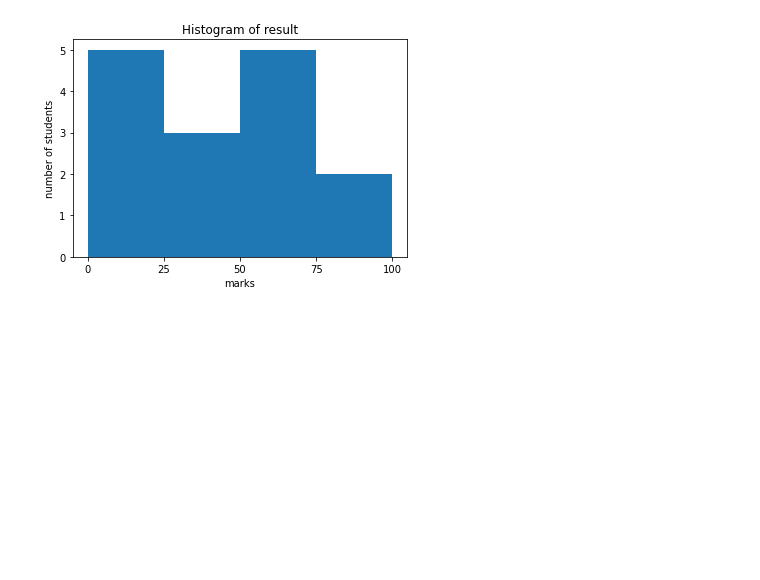
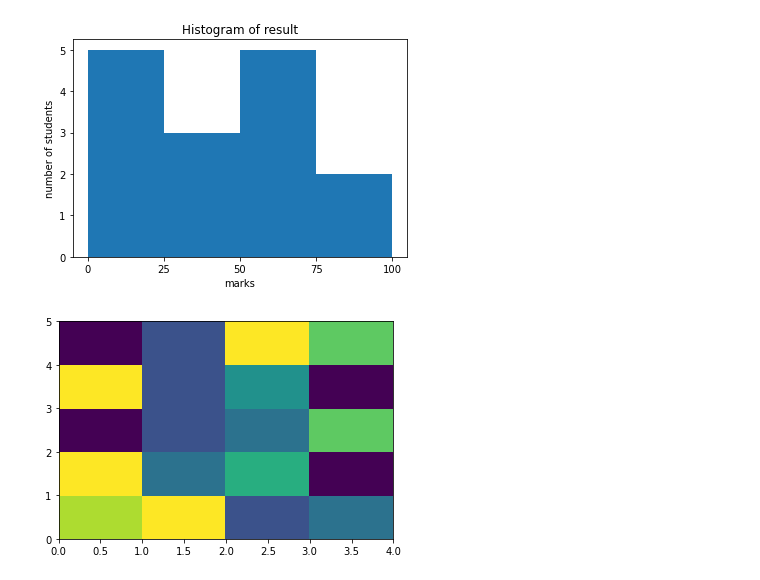
Before and after one commit to Puneethraj2000/MCA_2nd-Year, a Jupyter notebook: 3rd-Sem/Python/python.ipynb, the cells around one changed output. Saved outputs shown, nothing was run; the diff lists cells and outputs as text; code cells hidden in the pictures; blank space fills up the shorter version.

```diff
--- a/3rd-Sem/Python/python.ipynb
+++ b/3rd-Sem/Python/python.ipynb
@@ -824,3 +828,15 @@ ax.set_ylabel('number of students')
 plt.show()
 # %% [output]
 [figure]
+# %%
+from pandas import DataFrame
+import matplotlib.pyplot as plt
+
+data = [{8,9,3,4},{4,6,9,1},{7,4,1,3},{9,5,1,3},{7,1,3,9}]
+Index = ['I1','I2','I3','I4','I5']
+Cols = ['C1','C2','C3','C4']
+df = DataFrame(data, index = Index, columns = Cols)
+plt.pcolor(df)
+plt.show()
+# %% [output]
+[figure, added]
```
Also changed, not shown: parts of 11 cells of this notebook.
